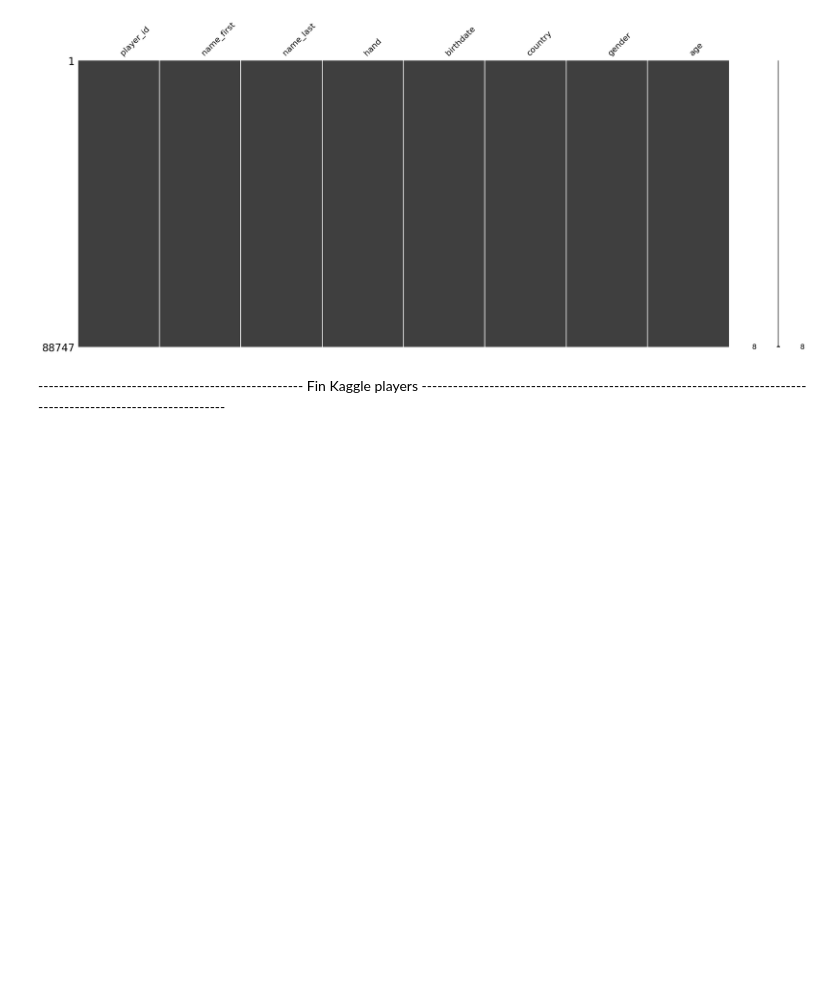
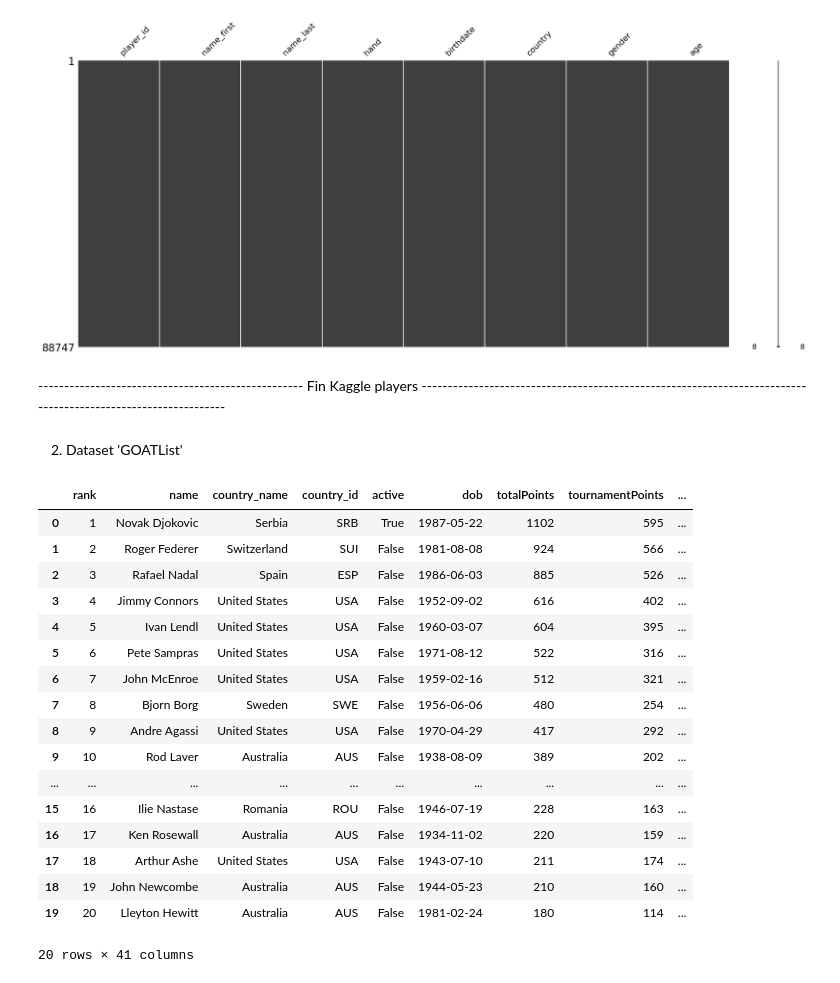
Before and after one commit to S0nia11/Projet_Sp-, a Jupyter notebook: Nettoyage data/Datasets/Joueurs/Nettoyage_data_joueurs.ipynb, the cells around one changed output. Drawn from its saved outputs; the diff is of its cells as text; code cells hidden in the pictures; blank space fills up the shorter version.

```diff
--- a/Nettoyage data/Datasets/Joueurs/Nettoyage_data_joueurs.ipynb
+++ b/Nettoyage data/Datasets/Joueurs/Nettoyage_data_joueurs.ipynb
@@ -37,2 +39,26 @@ plt.show()
 # %% [markdown]
 ---------------------------------------------------      Fin Kaggle players    --------------------------------------------------------------------------------------------------------------
+# %% [markdown]
+2. Dataset 'GOATList'
+# %%
+df_gt = pd.read_csv('GOATList.csv')
+df_gt
+# %% [output]
+|  | rank | name | country_name | country_id | active | dob | totalPoints | tournamentPoints | ... |
+| 0 | 1 | Novak Djokovic | Serbia | SRB | True | 1987-05-22 | 1102 | 595 | ... |
+| 1 | 2 | Roger Federer | Switzerland | SUI | False | 1981-08-08 | 924 | 566 | ... |
+| 2 | 3 | Rafael Nadal | Spain | ESP | False | 1986-06-03 | 885 | 526 | ... |
+| 3 | 4 | Jimmy Connors | United States | USA | False | 1952-09-02 | 616 | 402 | ... |
+| 4 | 5 | Ivan Lendl | United States | USA | False | 1960-03-07 | 604 | 395 | ... |
+| 5 | 6 | Pete Sampras | United States | USA | False | 1971-08-12 | 522 | 316 | ... |
+| 6 | 7 | John McEnroe | United States | USA | False | 1959-02-16 | 512 | 321 | ... |
+| 7 | 8 | Bjorn Borg | Sweden | SWE | False | 1956-06-06 | 480 | 254 | ... |
+| 8 | 9 | Andre Agassi | United States | USA | False | 1970-04-29 | 417 | 292 | ... |
+| 9 | 10 | Rod Laver | Australia | AUS | False | 1938-08-09 | 389 | 202 | ... |
+| ... | ... | ... | ... | ... | ... | ... | ... | ... | ... |
+| 15 | 16 | Ilie Nastase | Romania | ROU | False | 1946-07-19 | 228 | 163 | ... |
+| 16 | 17 | Ken Rosewall | Australia | AUS | False | 1934-11-02 | 220 | 159 | ... |
+| 17 | 18 | Arthur Ashe | United States | USA | False | 1943-07-10 | 211 | 174 | ... |
+| 18 | 19 | John Newcombe | Australia | AUS | False | 1944-05-23 | 210 | 160 | ... |
+| 19 | 20 | Lleyton Hewitt | Australia | AUS | False | 1981-02-24 | 180 | 114 | ... |
+20 rows × 41 columns
```
Also changed, not shown: parts of 1 cell of this notebook, 2 other files.
